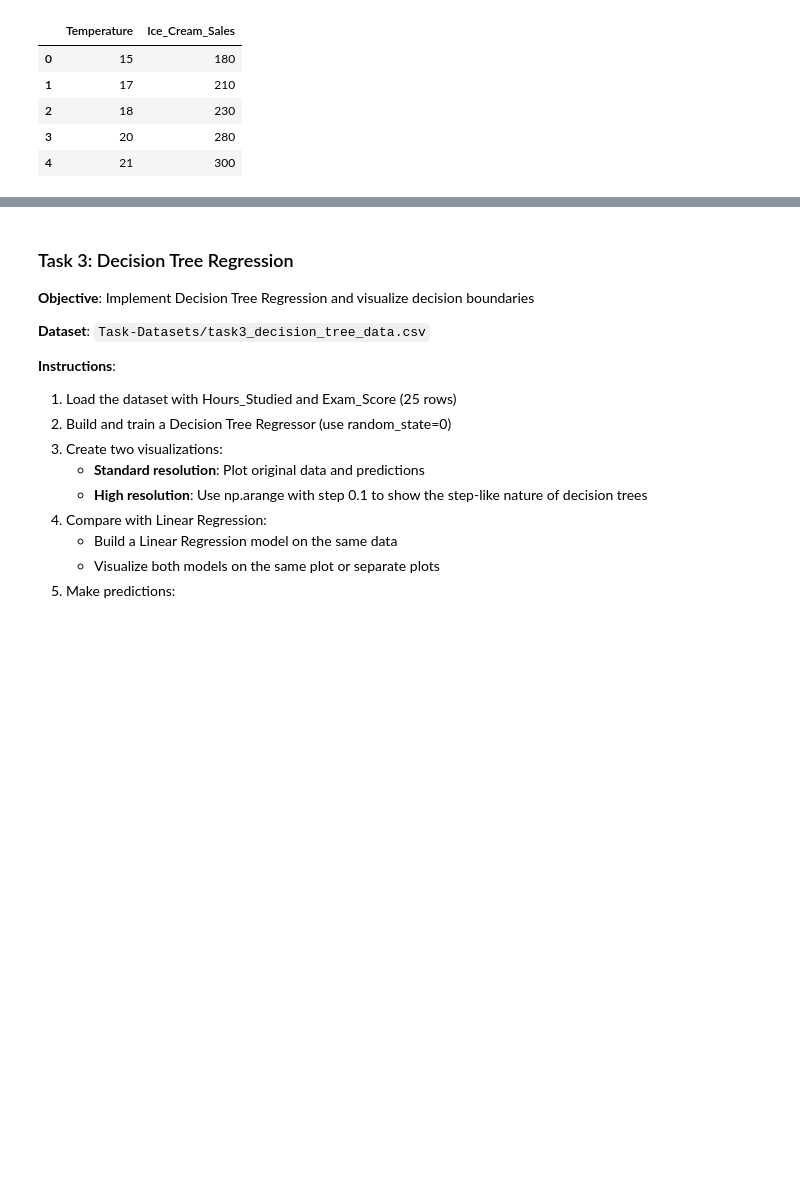
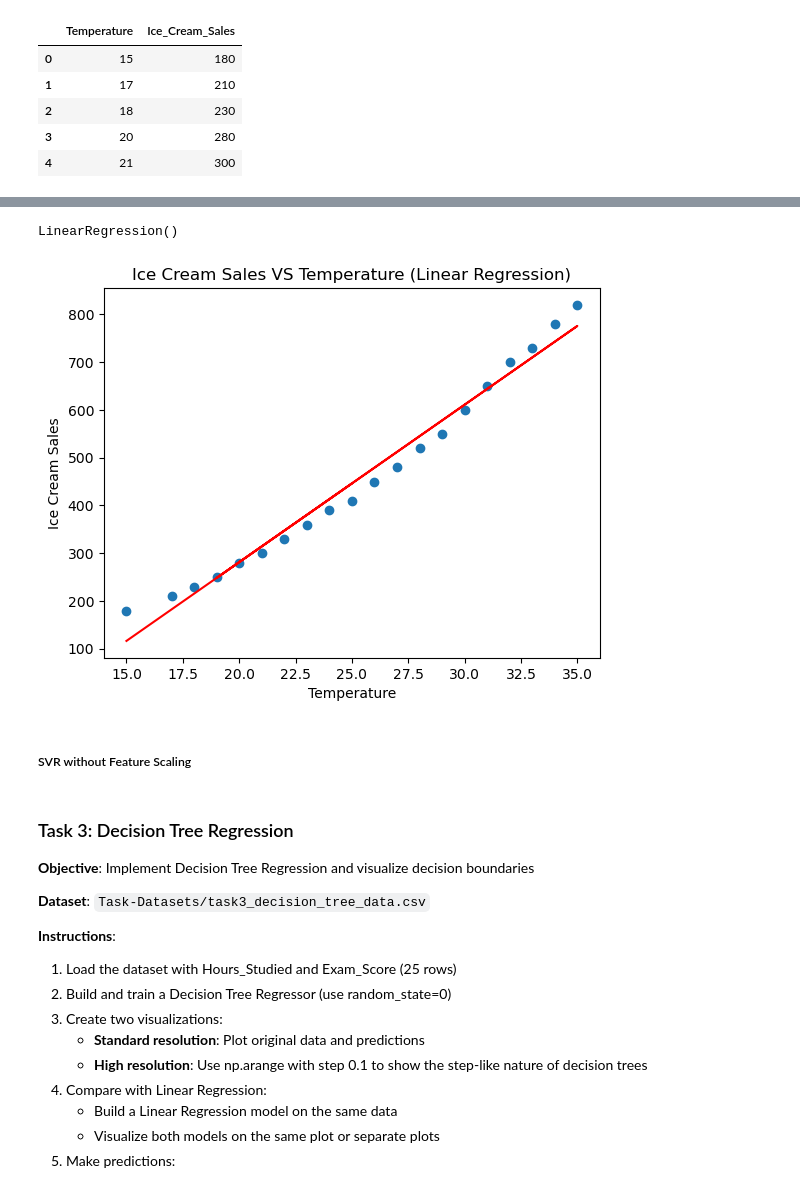
Before and after one commit to Ezerioha-ifeanyi/Week-15-Take-Home, a Jupyter notebook: Take Home.ipynb, the cells around one changed output, grey strips where cells are left out. Cells and saved outputs as stored; diff of their text form; code cells hidden in the pictures; blank space fills up the shorter version.

```diff
--- a/Take Home.ipynb
+++ b/Take Home.ipynb
@@ -266,3 +276,25 @@ ice_Y = icecreamData["Ice_Cream_Sales"].values
+# %%
+# import the libraries
+from sklearn.linear_model import LinearRegression
+ice_LR = LinearRegression()
+
+# fit the model to the dataset
+ice_LR.fit(ice_X, ice_Y)
+# %% [output]
+LinearRegression()
+# %%
+# visualize the linear regression results
+
+plt.scatter(ice_X,ice_Y)
+plt.plot(ice_X, ice_LR.predict(ice_X), color="red")
+plt.title("Ice Cream Sales VS Temperature (Linear Regression)")
+plt.xlabel("Temperature")
+plt.ylabel("Ice Cream Sales")
+plt.show()
+# %% [output]
+[figure, added]
+# %% [markdown]
+##### SVR without Feature Scaling
 # %% [markdown]
 ### Task 3: Decision Tree Regression
 **Objective**: Implement Decision Tree Regression and visualize decision boundaries
```
Also changed, not shown: parts of 3 cells of this notebook.
